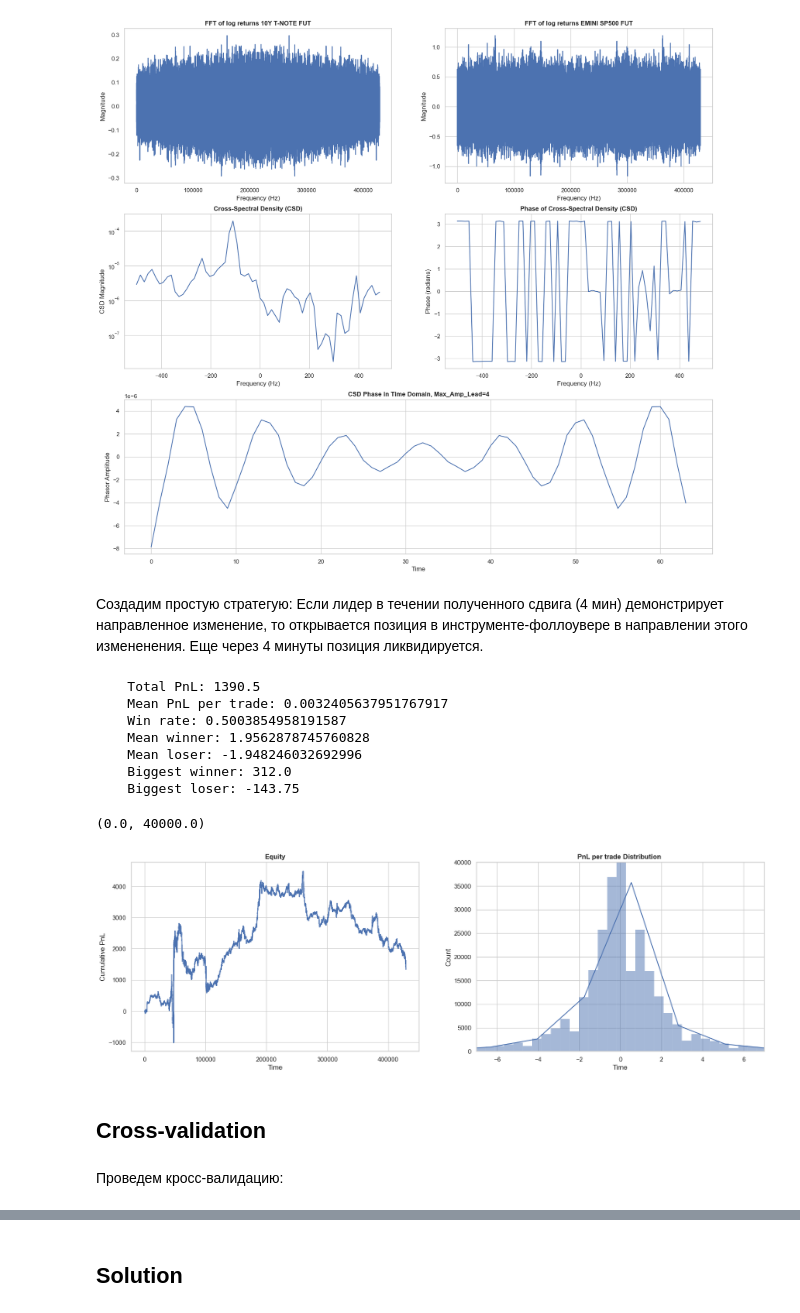
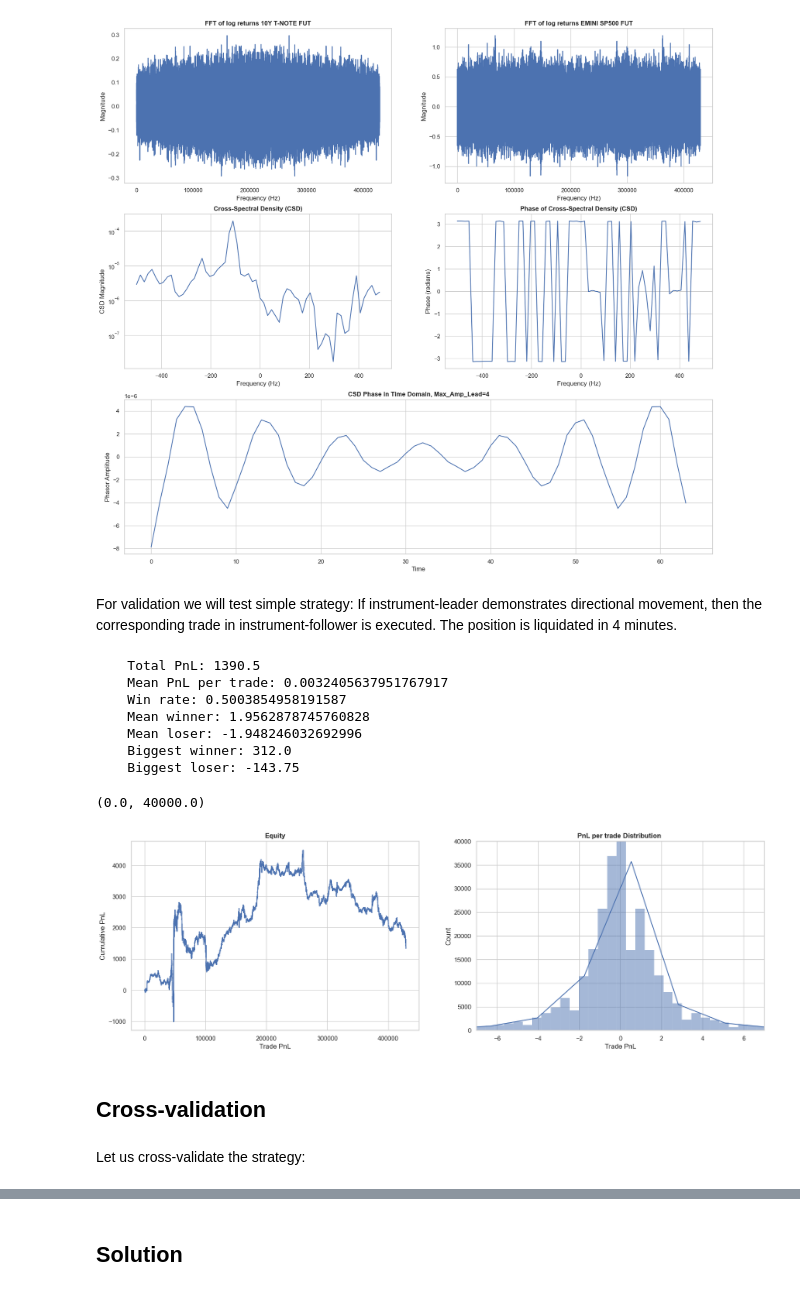
Before and after one commit to sntfm/phaseDelay, a Jupyter notebook: phaseDelay.ipynb, the cells around one changed output, grey strips where cells are left out. Saved outputs shown, nothing was run; the diff lists cells and outputs as text; code cells hidden in the pictures.

```diff
--- a/phaseDelay.ipynb
+++ b/phaseDelay.ipynb
@@ -206,9 +206,9 @@ def plotter(x,y, x_name, y_name):
 plotter(df_zsc.logret_ty, df_zsc.logret_es, '10Y T-NOTE FUT', 'EMINI SP500 FUT')
 # %% [output]
 [figure]
-# %% [markdown]
-Создадим простую стратегую:
-Если лидер в течении полученного сдвига (4 мин) демонстрирует направленное изменение, то открывается позиция в инструменте-фоллоувере в направлении этого измененения. Еще через 4 минуты позиция ликвидируется.
+# %% [markdown]
+For validation we will test simple strategy:
+If instrument-leader demonstrates directional movement, then the corresponding trade in instrument-follower is executed. The position is liquidated in 4 minutes.
 # %%
 def strategy(data, signals=['close_ty', 'close_es'], t_shift=1):
     df= data[signals].copy()
@@ -233,36 +233,36 @@ def strategy(data, signals=['close_ty', 'close_es'], t_shift=1):
     Biggest winner: {df.pnl.max()}
     Biggest loser: {df.pnl.min()}
     ''')
 
     return df.pnl.sum(), df.pnl.cumsum(), df.pnl
 
 _, cumpnl, trades= strategy(data= df, signals=['close_ty', 'close_es'], t_shift=4)
 
 n= np.arange(len(cumpnl))
 
 fig, axes = plt.subplots(nrows=1, ncols=2, figsize=(20, 6))
 ax= axes[0]
 sns.lineplot(x=n, y=cumpnl, ax=ax)
-ax.set_xlabel('Time')
+ax.set_xlabel('Trade PnL')
 ax.set_ylabel('Cumulative PnL')
 ax.set_title('Equity', weight='bold')
 
 ax= axes[1]
 sns.histplot(trades, kde=True, bins= 1000, ax= ax)
-ax.set_xlabel('Time')
+ax.set_xlabel('Trade PnL')
 ax.set_title('PnL per trade Distribution ', weight='bold')
 ax.set_xlim(-7,7)
 ax.set_ylim(0, 40_000)
 # %% [output]
     Total PnL: 1390.5
     Mean PnL per trade: 0.0032405637951767917
     Win rate: 0.5003854958191587
     Mean winner: 1.9562878745760828
     Mean loser: -1.948246032692996
     Biggest winner: 312.0
     Biggest loser: -143.75
 (0.0, 40000.0)
-[figure, old version]
+[figure, new version]
 # %% [markdown]
 ## Cross-validation
 # %%
@@ -367,8 +367,8 @@ class phasorKfoldCV:
           sns.histplot(pnls, bins=40)
           plt.suptitle(f'Distribution of PnL over {self.n_folds} folds')
           plt.title(f'mu= {pnls.mean():.2f}, std={pnls.std():.2f}')
-# %% [markdown]
-Проведем кросс-валидацию:
+# %% [markdown]
+Let us cross-validate the strategy:
 # %%
 ph= phasorKfoldCV(data= df, signals=['close_ty', 'close_es'], n_folds= 100, l_fold= 44100)
 ph.summary()
```
Also changed, not shown: parts of 8 cells of this notebook.
